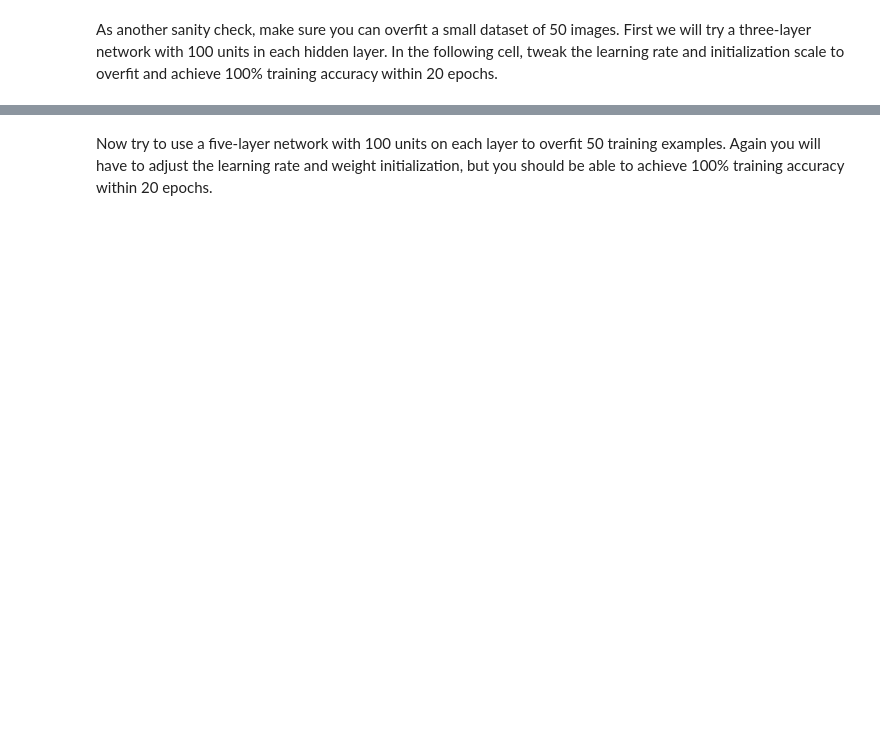
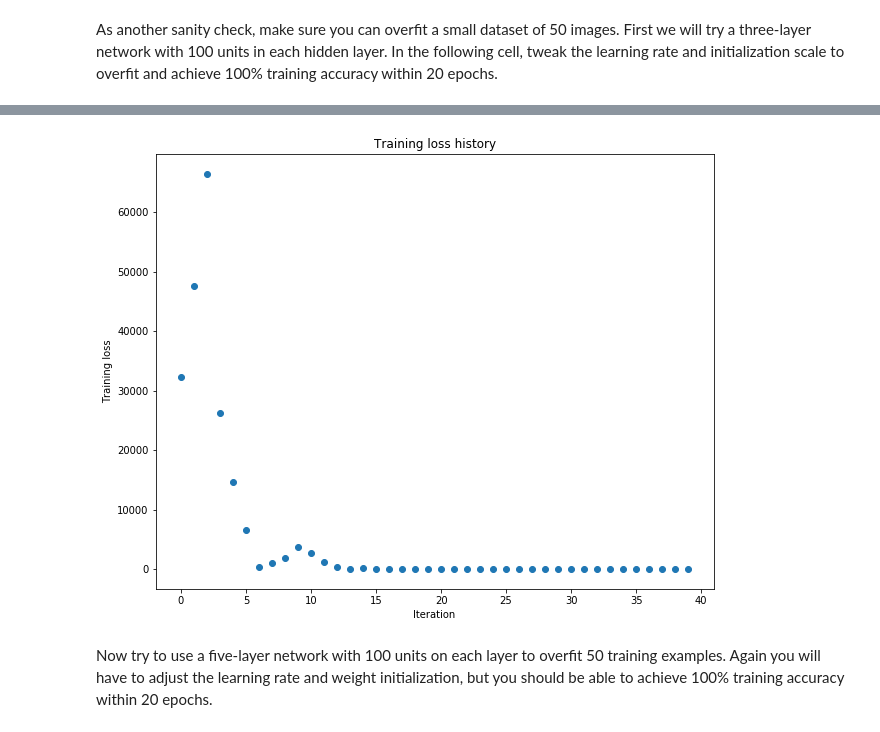
Before and after one commit to bavaria95/cs231n, a Jupyter notebook: assignment2/FullyConnectedNets.ipynb, the cells around one changed output, grey strips where cells are left out. Drawn from its saved outputs; the diff is of its cells as text; code cells hidden in the pictures; blank space fills up the shorter version.

```diff
--- a/assignment2/FullyConnectedNets.ipynb
+++ b/assignment2/FullyConnectedNets.ipynb
@@ -431,8 +448,10 @@ small_data = {
   'y_val': data['y_val'],
 }
 
-weight_scale = 1e-2
-learning_rate = 1e-4
+# weight_scale = 1e-2
+# learning_rate = 1e-4
+weight_scale = 5e-1
+learning_rate = 4e-4
 model = FullyConnectedNet([100, 100],
               weight_scale=weight_scale, dtype=np.float64)
 solver = Solver(model, small_data,
@@ -449,3 +468,4 @@ plt.title('Training loss history')
 plt.xlabel('Iteration')
 plt.ylabel('Training loss')
 plt.show()
+# %% [output]
@@ -452,3 +489,4 @@ plt.show()
+[figure, added]
 # %% [markdown]
 Now try to use a five-layer network with 100 units on each layer to overfit 50 training examples. Again you will have to adjust the learning rate and weight initialization, but you should be able to achieve 100% training accuracy within 20 epochs.
 # %%
```
Also changed, not shown: parts of 5 cells of this notebook, 1 other file.
